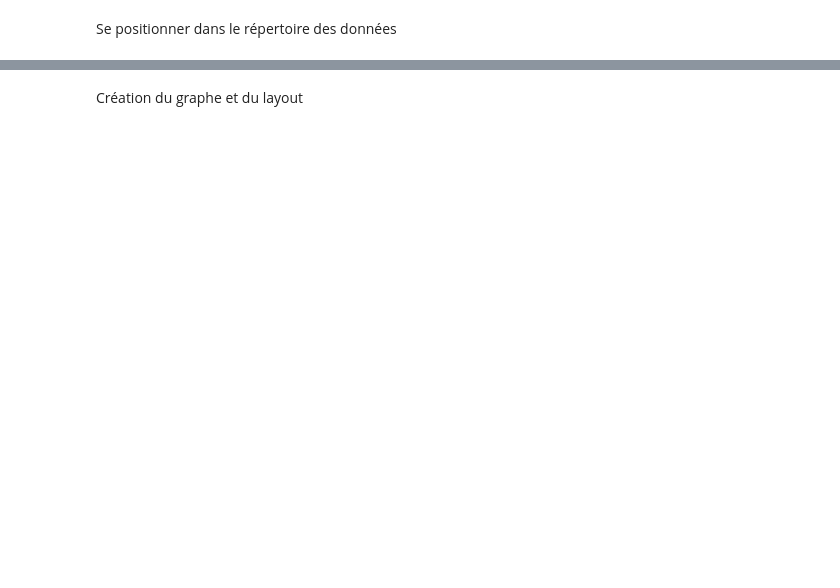
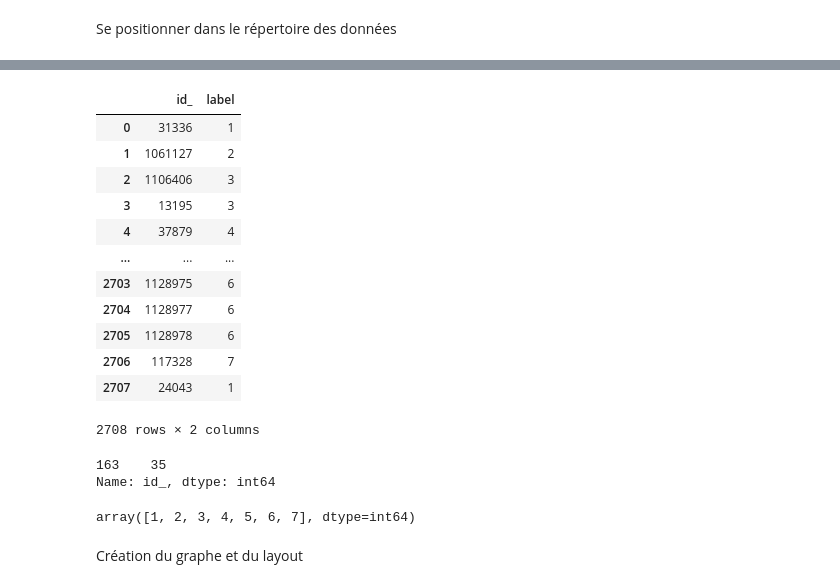
Before and after one commit to garesothmen/Geometric_Deeplearning, a Jupyter notebook: workshop2/Atelier_2.ipynb, the cells around one changed output, grey strips where cells are left out. Saved outputs shown, nothing was run; the diff lists cells and outputs as text; code cells hidden in the pictures; blank space fills up the shorter version.

```diff
--- a/workshop2/Atelier_2.ipynb
+++ b/workshop2/Atelier_2.ipynb
@@ -55,2 +26,27 @@ ModuleNotFoundError: No module named 'karateclub'
+# %%
+targets
+# %% [output]
+|  | id_ | label |
+| 0 | 31336 | 1 |
+| 1 | 1061127 | 2 |
+| 2 | 1106406 | 3 |
+| 3 | 13195 | 3 |
+| 4 | 37879 | 4 |
+| ... | ... | ... |
+| 2703 | 1128975 | 6 |
+| 2704 | 1128977 | 6 |
+| 2705 | 1128978 | 6 |
+| 2706 | 117328 | 7 |
+| 2707 | 24043 | 1 |
+2708 rows × 2 columns
+# %%
+targets[targets['id_']==35]['id_']
+# %% [output]
+163    35
+Name: id_, dtype: int64
+# %%
+targets['label'].unique()
+# %% [output]
+array([1, 2, 3, 4, 5, 6, 7], dtype=int64)
 # %% [markdown]
 Création du graphe et du layout
```
Also changed, not shown: parts of 60 cells of this notebook, 8 other files.
